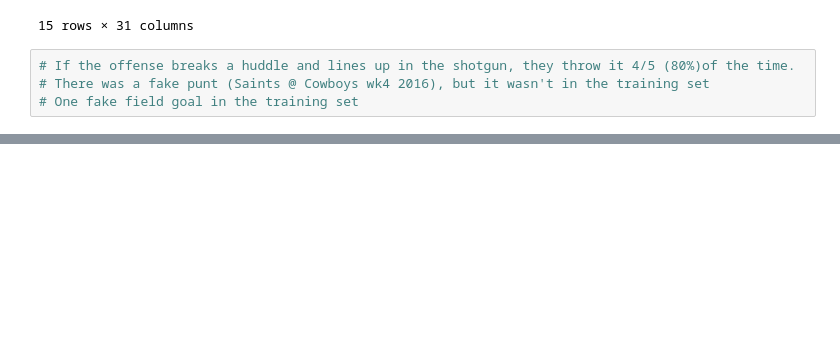
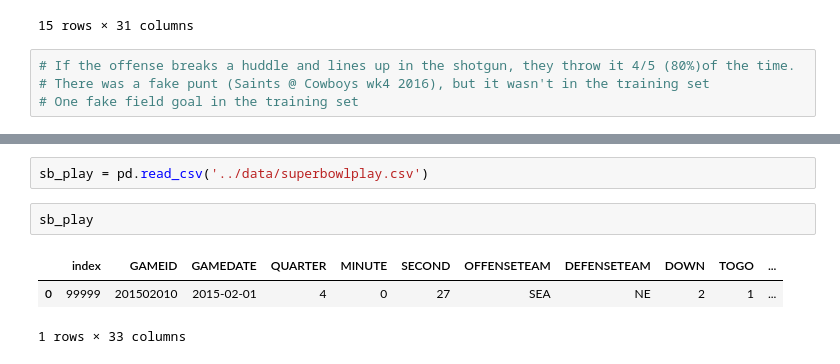
Before and after one commit to zreyn/nfl, a Jupyter notebook: notebooks/nfl-eda.ipynb, the cells around one changed output, grey strips where cells are left out. Drawn from its saved outputs; the diff is of its cells as text; blank space fills up the shorter version.

Commit message:
added a superbowl play example

```diff
--- a/notebooks/nfl-eda.ipynb
+++ b/notebooks/nfl-eda.ipynb
@@ -823,0 +855,8 @@ pbp.groupby(['FORMATION','PLAY']).count()
+# %%
+sb_play = pd.read_csv('../data/superbowlplay.csv')
+# %%
+sb_play
+# %% [output]
+|  | index | GAMEID | GAMEDATE | QUARTER | MINUTE | SECOND | OFFENSETEAM | DEFENSETEAM | DOWN | TOGO | ... |
+| 0 | 99999 | 201502010 | 2015-02-01 | 4 | 0 | 27 | SEA | NE | 2 | 1 | ... |
+1 rows × 33 columns
```
Also changed, not shown: parts of 4 cells of this notebook, 3 other files.
